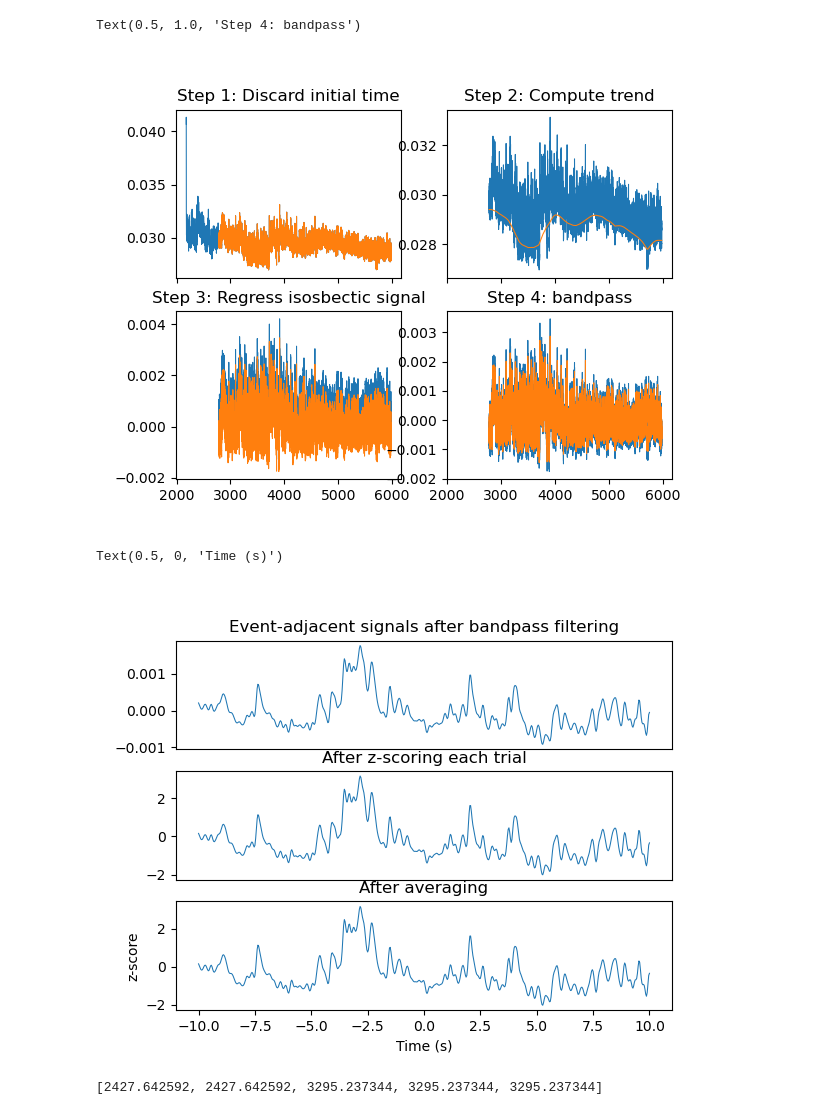
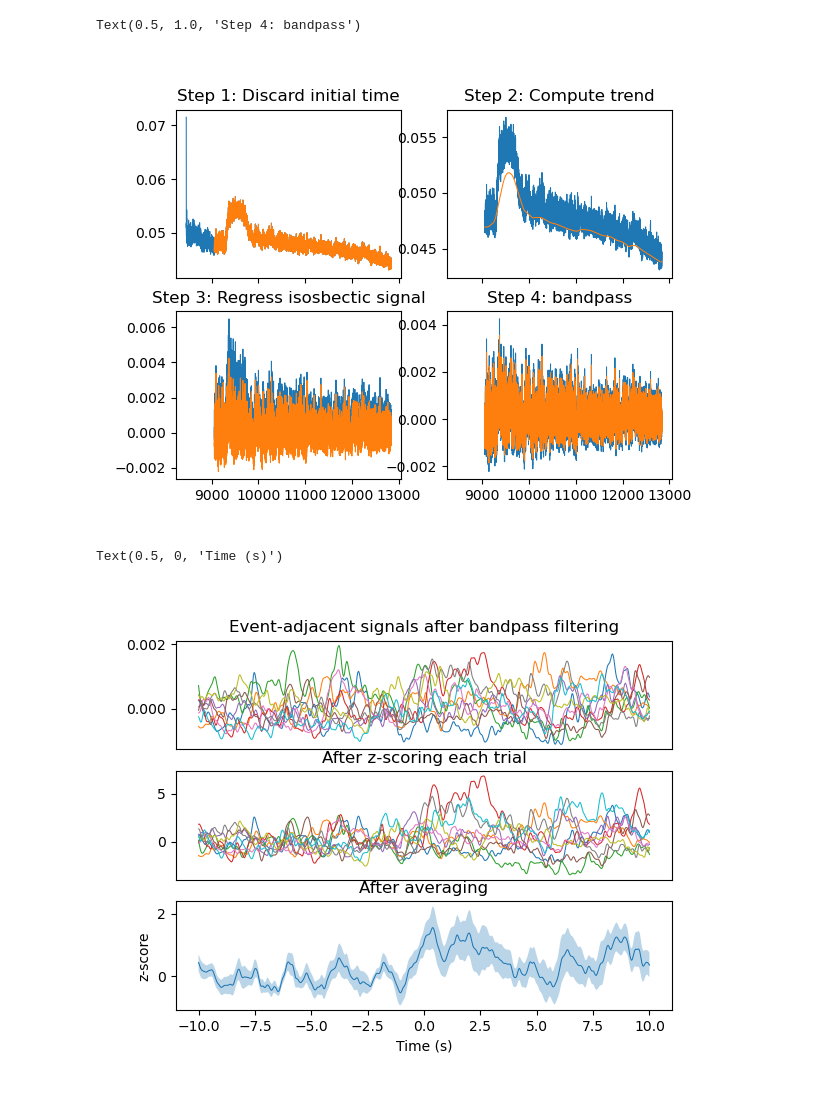
Before and after one commit to praneethnamburi/Photometry_and_Licks_BeyelerLab, a Jupyter notebook: notebooks/lick_analysis.ipynb, the cells around one changed output. Cells and saved outputs as stored; diff of their text form; code cells hidden in the pictures.

```diff
--- a/notebooks/lick_analysis.ipynb
+++ b/notebooks/lick_analysis.ipynb
@@ -7,9 +7,11 @@ import beyelerlab as ab
 
 %matplotlib widget
 
-# fdir = r'C:\Users\prane\Downloads\PhotoM groupe 1'
-fdir = r'C:\Users\prane\Downloads\Compulsive1G1'
-# fdir = r'C:\Users\prane\Downloads\BingeB1'
+# fdir = r'C:\data\Photometry\PhotoM groupe 1'
+# fdir = r'C:\data\Photometry\Compulsive1G1'
+# fdir = r'C:\data\Photometry\BingeB1'
+# fdir = r'C:\data\Photometry\2F'
+fdir = r'C:\data\Photometry\2M'
 
 default_params = {
     'file_types'        : ('lick_times', 'isos', 'GCaMP'), # add RCaMP (or similar) at the end if you have that
@@ -22,7 +24,7 @@ default_params = {
     'detrend_lambda'    : 1e6,
     'f_bandpass'        : (0.2, 6),
 }
-mouse_id = 'Mouse10G'
+mouse_id = 'Mouse21G'
 
 
 d = ab.Dataset(fdir, **default_params)
@@ -70,48 +72,43 @@ ax[1, 1].plot(*m[m._t0 + p.discard_initial_s:].detrend_airPLS(p.detrend_lambda).
 ax[1, 1].set_title('Step 4: bandpass')
 # %% [output]
 Text(0.5, 1.0, 'Step 4: bandpass')
-[figure, old version]
+[figure, new version]
 # %%
 m_lickstart = d(mouse_id).lick_times
 events = tuple(m_lickstart.bout_start())
 
-discard_intervals = [(m._t0, m._t0+p.discard_initial_s), (2050., 2075.), (3550., 3553.)] # add intervals in time that you wish to disregard for event related analysis
+discard_intervals = [(m._t0, m._t0+p.discard_initial_s), (12830, 12840)] #, (2050., 2075.), (3550., 3553.)] # add intervals in time that you wish to disregard for event related analysis
 event_discard_sel = np.zeros(len(events), dtype=bool)
-events_filtered = []
 for ev_count, ev_time in enumerate(events):
     for dt_start, dt_end in discard_intervals:
         if dt_start <= ev_time <= dt_end:
             event_discard_sel[ev_count] = True
 events = [ev for ev, discard in zip(events, event_discard_sel) if not discard]
 
 event_signals = sampled.Siglets(m_proc, events, window=(-10., 10.)) # set event window here (including baseline)
 baseline_signals = sampled.Siglets(m_proc, events, window=(-10., 0.)) # set baseline window here
 baseline_mean = baseline_signals(np.mean, axis='time')
 baseline_std = baseline_signals(np.std, axis='time')
 event_signals_z = (event_signals() - baseline_mean)/baseline_std
 
 _, ax = plt.subplots(3, 1)
 ax[0].plot(event_signals.t, event_signals()) # after bandpass
 ax[0].set_title('Event-adjacent signals after bandpass filtering')
 ax[0].get_xaxis().set_visible(False)
 ax[1].plot(event_signals.t, event_signals_z) # z-scored signals
 ax[1].get_xaxis().set_visible(False)
 ax[1].set_title('After z-scoring each trial')
 
 mu = np.mean(event_signals_z, axis=1)
 sem = np.std(event_signals_z, axis=1)/np.sqrt(event_signals.n)
 ax[2].plot(event_signals.t, mu) # mean of z-scored signals
 ax[2].fill_between(event_signals.t, mu-sem, mu+sem, alpha=0.3) # standard error of the mean
 ax[2].set_title('After averaging')
 ax[2].set_ylabel('z-score')
 ax[2].set_xlabel('Time (s)')
 # %% [output]
 Text(0.5, 0, 'Time (s)')
-[figure, old version]
+[figure, new version]
-# %%
-events_filtered
-# %% [output]
-[2427.642592, 2427.642592, 3295.237344, 3295.237344, 3295.237344]
 # %%
 events
 # %% [output]
```
Also changed, not shown: parts of 3 cells of this notebook.
